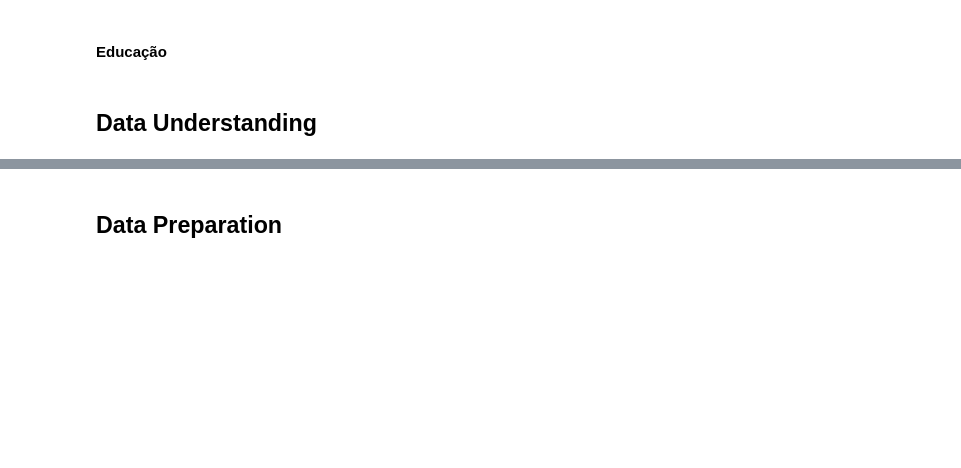
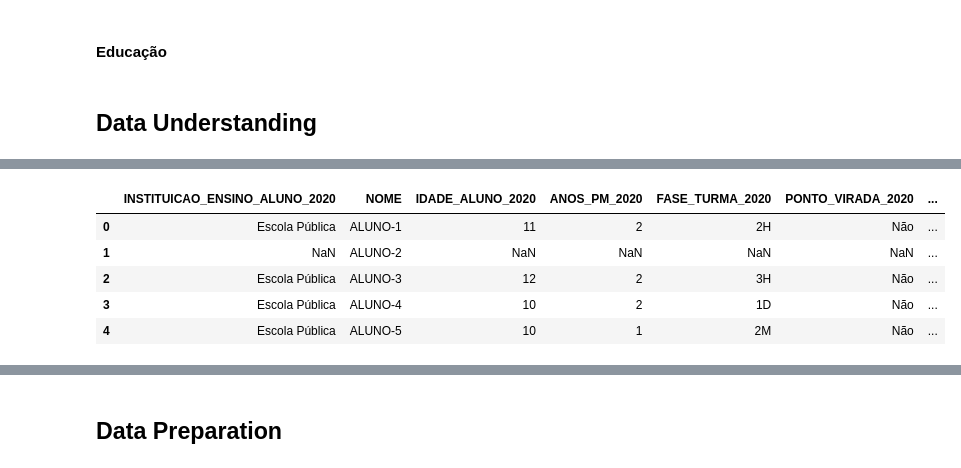
Before and after one commit to jorgeplatero/postech_techchallenge_fase_5, a Jupyter notebook: techchallenge_fase_5.ipynb, the cells around one changed output, grey strips where cells are left out. Saved outputs shown, nothing was run; the diff lists cells and outputs as text; code cells hidden in the pictures; blank space fills up the shorter version.

```diff
--- a/techchallenge_fase_5.ipynb
+++ b/techchallenge_fase_5.ipynb
@@ -86,0 +90,3 @@ Não se esqueça que isso é um entregável obrigatório! Se atente para o prazo
+# %%
+pd.set_option('display.max_columns', None)
+pd.set_option('max_colwidth', None)
@@ -86,0 +103,10 @@ Não se esqueça que isso é um entregável obrigatório! Se atente para o prazo
+# %%
+df = pd.read_csv('dados/pede_passos_dataset_fiap.csv', sep=';')
+df.head()
+# %% [output]
+|  | INSTITUICAO_ENSINO_ALUNO_2020 | NOME | IDADE_ALUNO_2020 | ANOS_PM_2020 | FASE_TURMA_2020 | PONTO_VIRADA_2020 | ... |
+| 0 | Escola Pública | ALUNO-1 | 11 | 2 | 2H | Não | ... |
+| 1 | NaN | ALUNO-2 | NaN | NaN | NaN | NaN | ... |
+| 2 | Escola Pública | ALUNO-3 | 12 | 2 | 3H | Não | ... |
+| 3 | Escola Pública | ALUNO-4 | 10 | 2 | 1D | Não | ... |
+| 4 | Escola Pública | ALUNO-5 | 10 | 1 | 2M | Não | ... |
```
Also changed, not shown: parts of 7 cells of this notebook, 5 other files.
